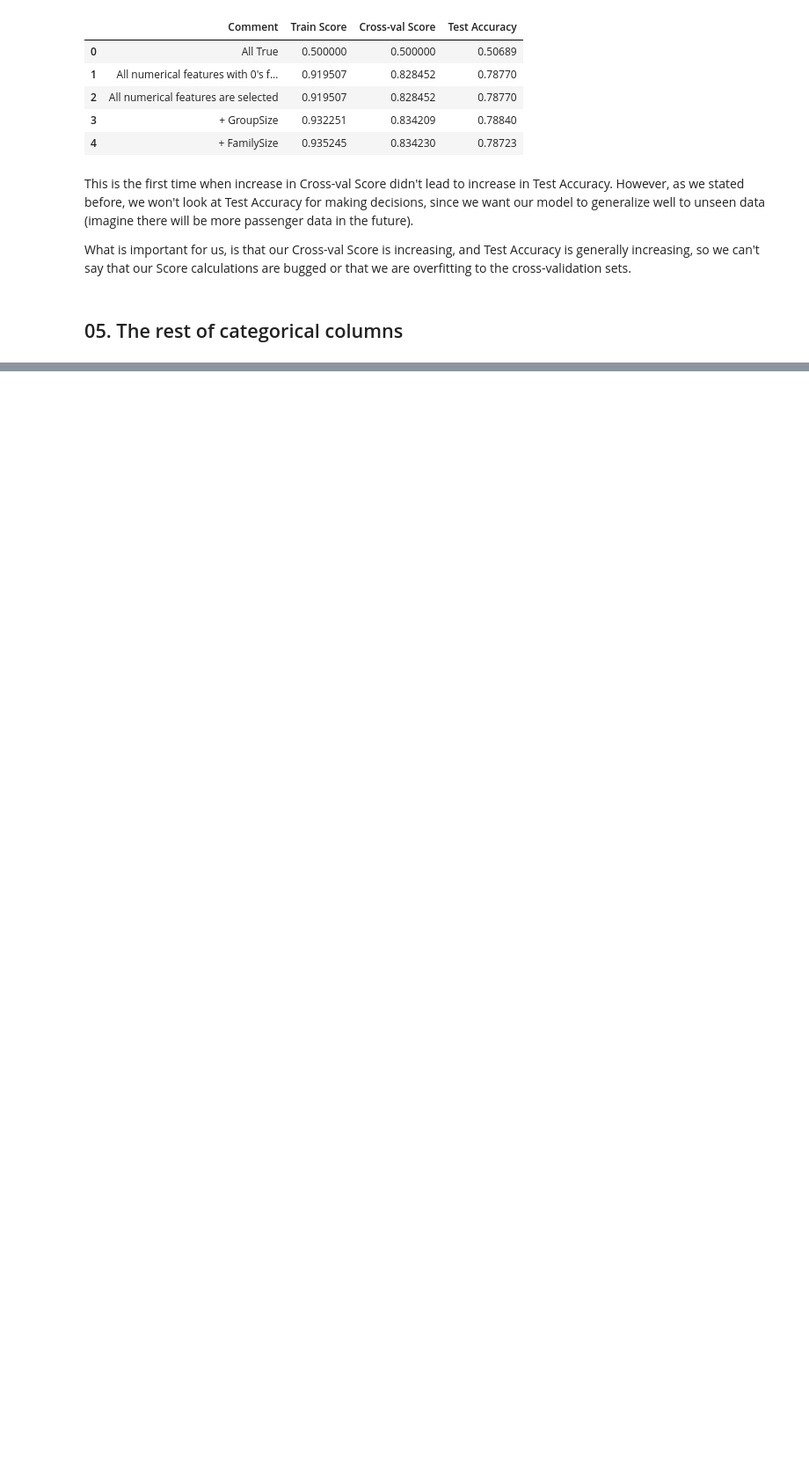
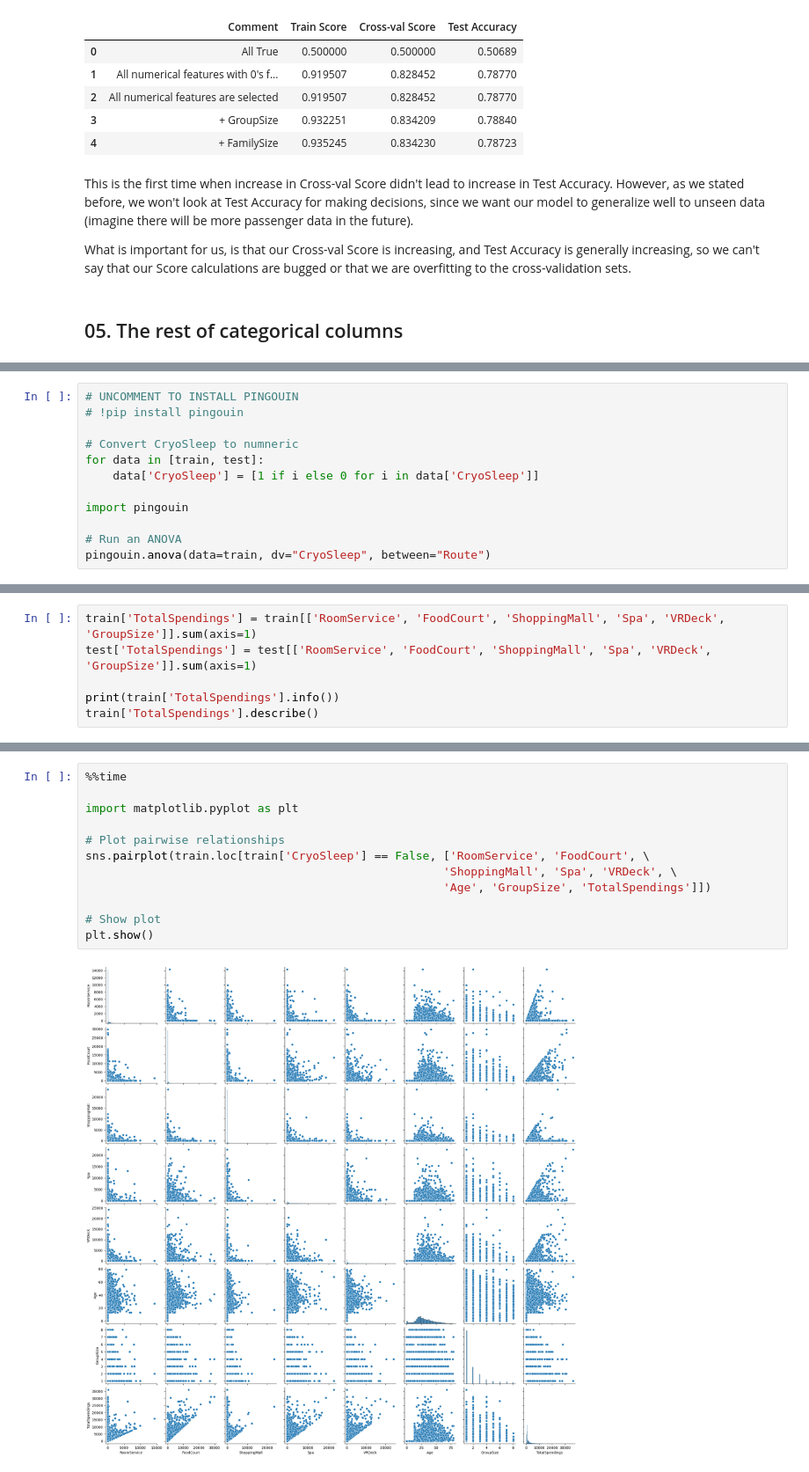
Before and after one commit to NickVasenkov/Spaceship, a Jupyter notebook: Spaceship.ipynb, the cells around one changed output, grey strips where cells are left out. Shown at 88% size. Cells and saved outputs as stored; diff of their text form; blank space fills up the shorter version.

```diff
--- a/Spaceship.ipynb
+++ b/Spaceship.ipynb
@@ -585,0 +788,12 @@ What is important for us, is that our Cross-val Score is increasing, and Test Ac
+# %%
+# UNCOMMENT TO INSTALL PINGOUIN
+# !pip install pingouin
+
+# Convert CryoSleep to numneric
+for data in [train, test]:
+    data['CryoSleep'] = [1 if i else 0 for i in data['CryoSleep']]
+
+import pingouin
+
+# Run an ANOVA
+pingouin.anova(data=train, dv="CryoSleep", between="Route")
@@ -585,0 +1067,6 @@ What is important for us, is that our Cross-val Score is increasing, and Test Ac
+# %%
+train['TotalSpendings'] = train[['RoomService', 'FoodCourt', 'ShoppingMall', 'Spa', 'VRDeck', 'GroupSize']].sum(axis=1)
+test['TotalSpendings'] = test[['RoomService', 'FoodCourt', 'ShoppingMall', 'Spa', 'VRDeck', 'GroupSize']].sum(axis=1)
+
+print(train['TotalSpendings'].info())
+train['TotalSpendings'].describe()
@@ -585,0 +1092,14 @@ What is important for us, is that our Cross-val Score is increasing, and Test Ac
+# %%
+%%time
+
+import matplotlib.pyplot as plt
+
+# Plot pairwise relationships
+sns.pairplot(train.loc[train['CryoSleep'] == False, ['RoomService', 'FoodCourt', \
+                                                    'ShoppingMall', 'Spa', 'VRDeck', \
+                                                    'Age', 'GroupSize', 'TotalSpendings']])
+
+# Show plot
+plt.show()
+# %% [output]
+[figure, added]
```
Also changed, not shown: parts of 56 cells of this notebook, 19 other files.
